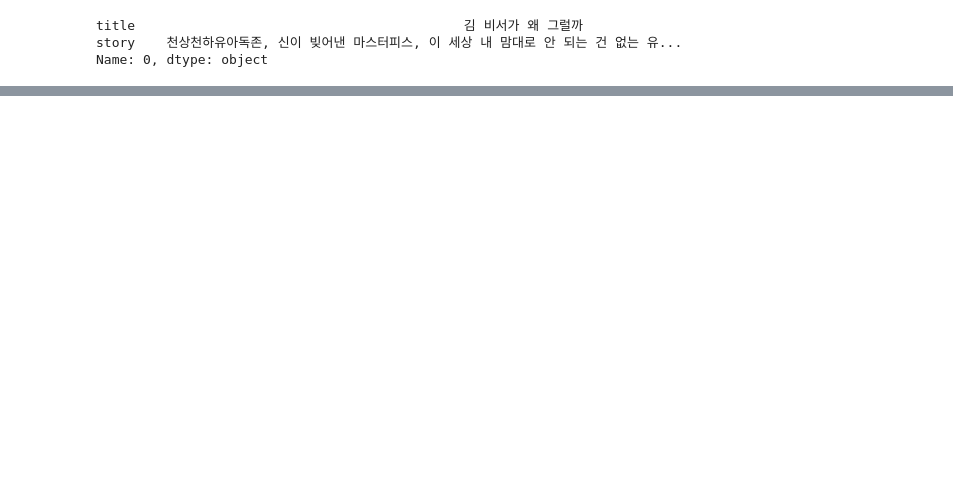
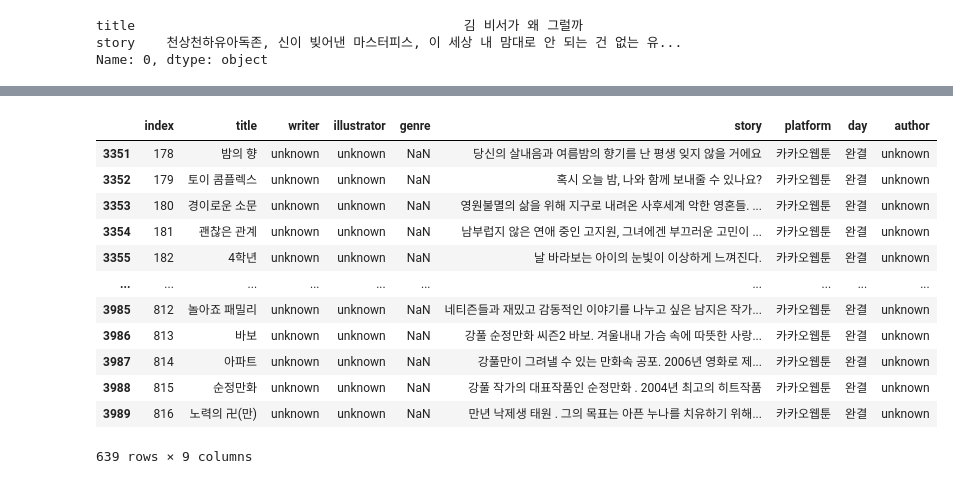
Before and after one commit to ujaei21/final_project, a Jupyter notebook: total_data.ipynb, the cells around one changed output, grey strips where cells are left out. Drawn from its saved outputs; the diff is of its cells as text; code cells hidden in the pictures; blank space fills up the shorter version.

```diff
--- a/total_data.ipynb
+++ b/total_data.ipynb
@@ -188,0 +172,18 @@ total.tail()
+# %%
+total.reset_index(inplace=True)
+# %%
+total[(total.platform=='카카오웹툰')&(total.day=='완결')]
+# %% [output]
+|  | index | title | writer | illustrator | genre | story | platform | day | author |
+| 3351 | 178 | 밤의 향 | unknown | unknown | NaN | 당신의 살내음과 여름밤의 향기를 난 평생 잊지 않을 거에요 | 카카오웹툰 | 완결 | unknown |
+| 3352 | 179 | 토이 콤플렉스 | unknown | unknown | NaN | 혹시 오늘 밤, 나와 함께 보내줄 수 있나요? | 카카오웹툰 | 완결 | unknown |
+| 3353 | 180 | 경이로운 소문 | unknown | unknown | NaN | 영원불멸의 삶을 위해 지구로 내려온 사후세계 악한 영혼들. ... | 카카오웹툰 | 완결 | unknown |
+| 3354 | 181 | 괜찮은 관계 | unknown | unknown | NaN | 남부럽지 않은 연애 중인 고지원, 그녀에겐 부끄러운 고민이 ... | 카카오웹툰 | 완결 | unknown |
+| 3355 | 182 | 4학년 | unknown | unknown | NaN | 날 바라보는 아이의 눈빛이 이상하게 느껴진다. | 카카오웹툰 | 완결 | unknown |
+| ... | ... | ... | ... | ... | ... | ... | ... | ... | ... |
+| 3985 | 812 | 놀아죠 패밀리 | unknown | unknown | NaN | 네티즌들과 재밌고 감동적인 이야기를 나누고 싶은 남지은 작가... | 카카오웹툰 | 완결 | unknown |
+| 3986 | 813 | 바보 | unknown | unknown | NaN | 강풀 순정만화 씨즌2 바보. 겨울내내 가슴 속에 따뜻한 사랑... | 카카오웹툰 | 완결 | unknown |
+| 3987 | 814 | 아파트 | unknown | unknown | NaN | 강풀만이 그려낼 수 있는 만화속 공포. 2006년 영화로 제... | 카카오웹툰 | 완결 | unknown |
+| 3988 | 815 | 순정만화 | unknown | unknown | NaN | 강풀 작가의 대표작품인 순정만화 . 2004년 최고의 히트작품 | 카카오웹툰 | 완결 | unknown |
+| 3989 | 816 | 노력의 卍(만) | unknown | unknown | NaN | 만년 낙제생 태원 . 그의 목표는 아픈 누나를 치유하기 위해... | 카카오웹툰 | 완결 | unknown |
+639 rows × 9 columns
```
Also changed, not shown: parts of 30 cells of this notebook.
